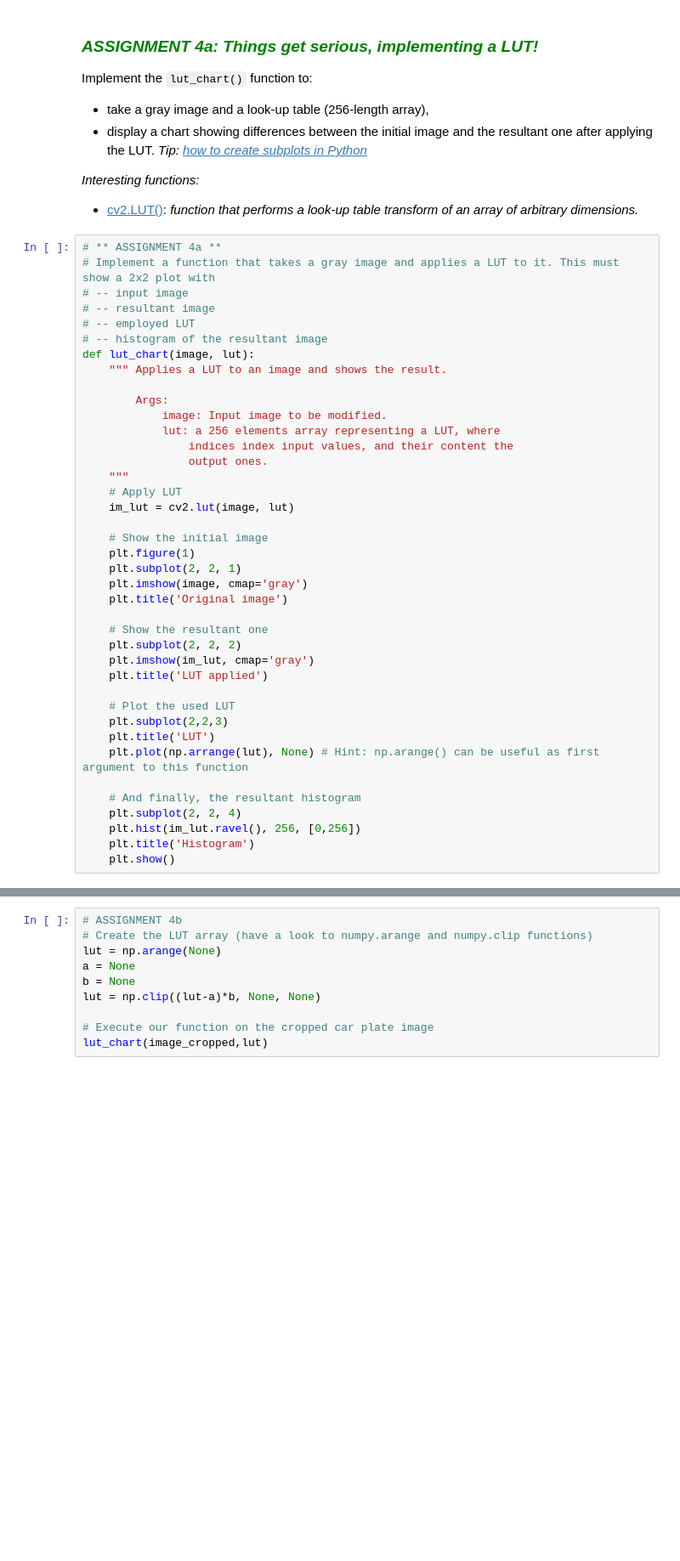
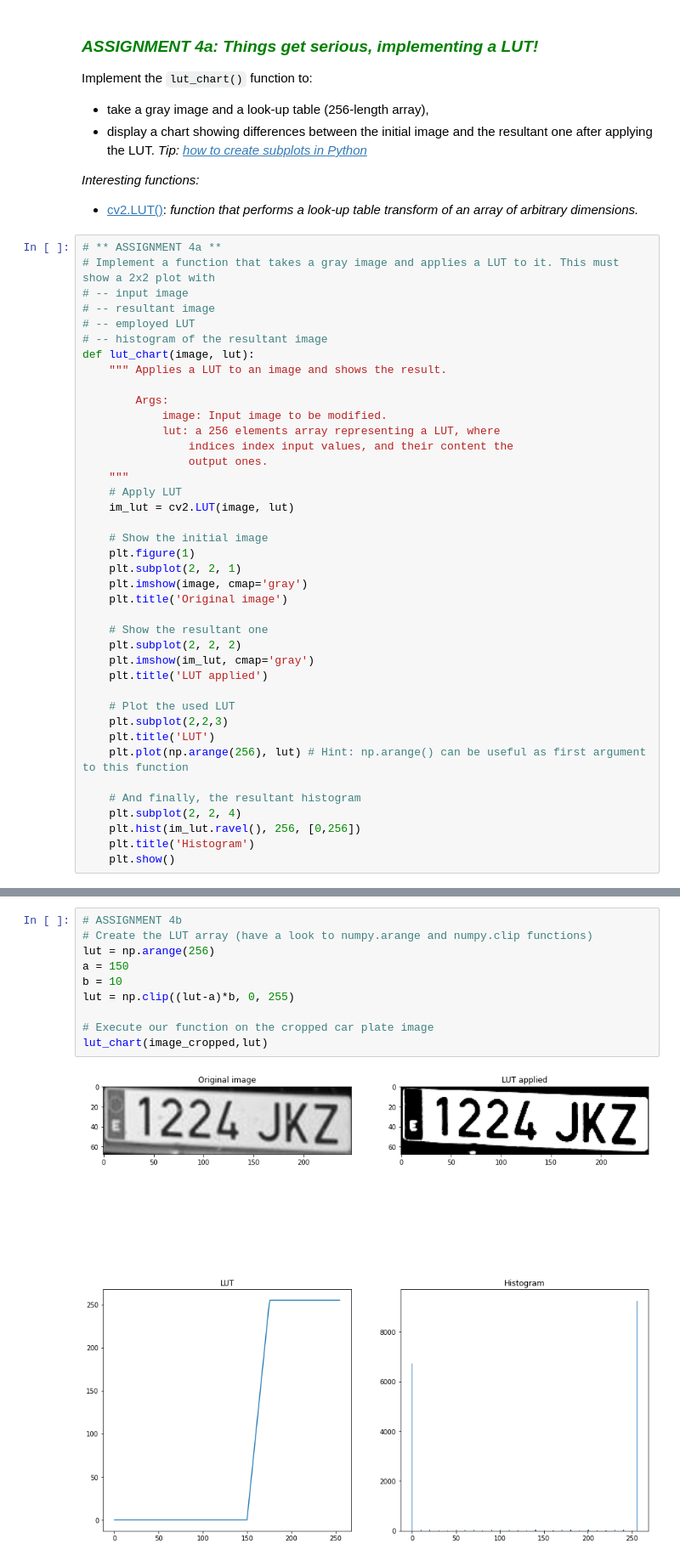
Before and after one commit to CarlosRA97/uma_cv_2022, a Jupyter notebook: Chapter 02. Image processing/2.1 IP tools.ipynb, the cells around one changed output, grey strips where cells are left out. Shown: that part at 85% size. Cells and saved outputs as stored; diff of their text form; blank space fills up the shorter version.

```diff
--- a/Chapter 02. Image processing/2.1 IP tools.ipynb
+++ b/Chapter 02. Image processing/2.1 IP tools.ipynb
@@ -229,7 +229,7 @@ def lut_chart(image, lut):
                 output ones.
     """
     # Apply LUT
-    im_lut = cv2.lut(image, lut)
+    im_lut = cv2.LUT(image, lut)
 
     # Show the initial image
     plt.figure(1)
@@ -245,7 +245,7 @@ def lut_chart(image, lut):
     # Plot the used LUT
     plt.subplot(2,2,3)
     plt.title('LUT')
-    plt.plot(np.arrange(lut), None) # Hint: np.arange() can be useful as first argument to this function
+    plt.plot(np.arange(256), lut) # Hint: np.arange() can be useful as first argument to this function
 
     # And finally, the resultant histogram
     plt.subplot(2, 2, 4)
@@ -268,13 +268,15 @@ You can repeat the previous steps playing with different look-up tables and show
 # %%
 # ASSIGNMENT 4b
 # Create the LUT array (have a look to numpy.arange and numpy.clip functions)
-lut = np.arange(None)
-a = None
-b = None
-lut = np.clip((lut-a)*b, None, None)
+lut = np.arange(256)
+a = 150
+b = 10
+lut = np.clip((lut-a)*b, 0, 255)
 
 # Execute our function on the cropped car plate image
 lut_chart(image_cropped,lut)
+# %% [output]
+[figure, added]
 # %% [markdown]
 ## 2.1.4 Convolutions
 
```
Also changed, not shown: parts of 3 cells of this notebook.
